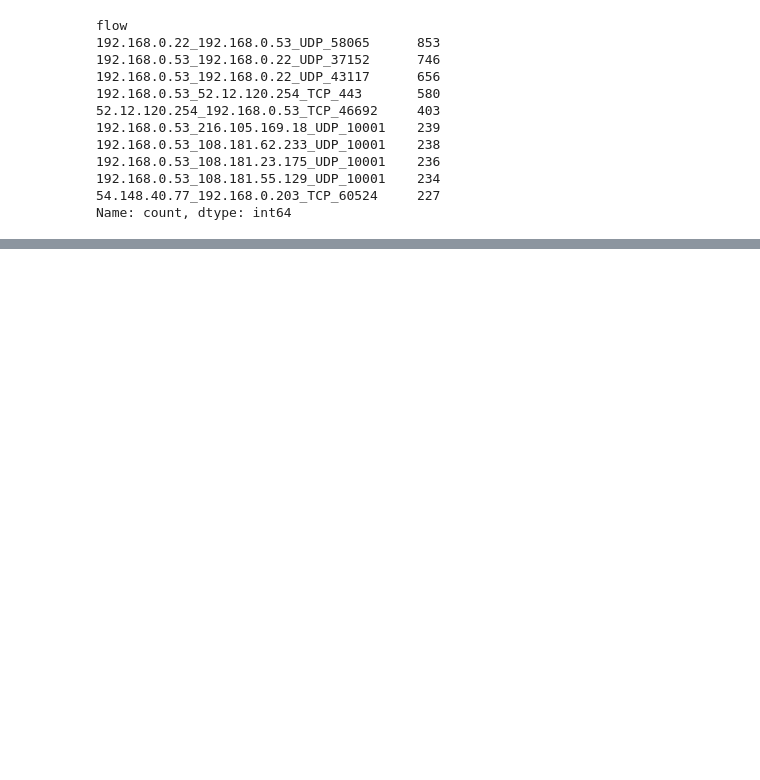
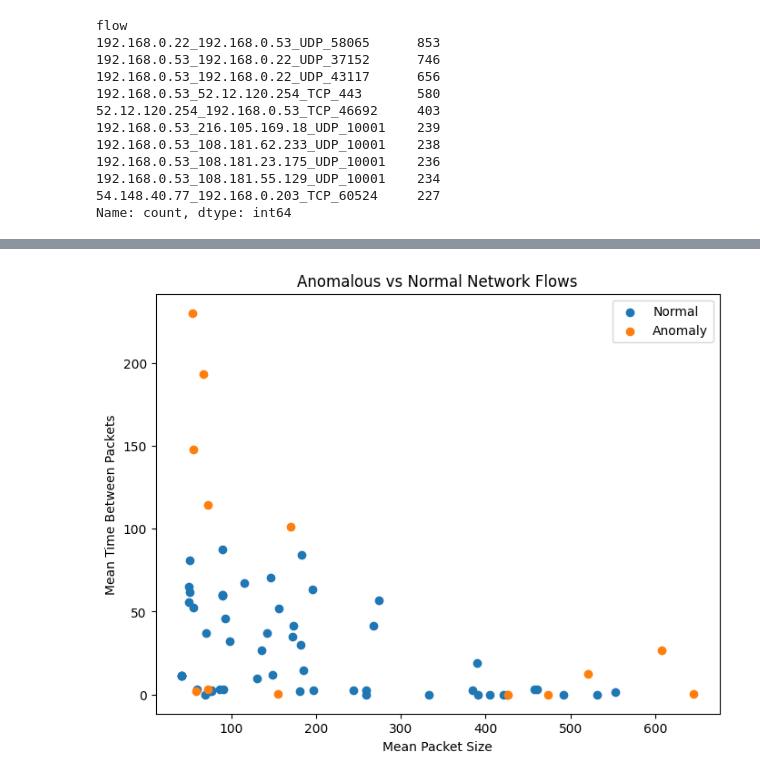
Before and after one commit to Cam123123123/Public, a Jupyter notebook: PersonalProjects/Pcap/notebooks/02_feature_engineering.ipynb, the cells around one changed output, grey strips where cells are left out. Saved outputs shown, nothing was run; the diff lists cells and outputs as text; code cells hidden in the pictures; blank space fills up the shorter version.

```diff
--- a/PersonalProjects/Pcap/notebooks/02_feature_engineering.ipynb
+++ b/PersonalProjects/Pcap/notebooks/02_feature_engineering.ipynb
@@ -78,4 +45,0 @@ flow_stats.head()
-# %%
-df["time_diff"] = df.groupby("flow")["timestamp_raw"].diff()
-
-df["time_diff"].describe()
@@ -230,0 +164,25 @@ plt.show()
+# %%
+# Scatter plot with anomalies highlighted
+
+normal = flow_features_filtered[flow_features_filtered["anomaly"] == 1]
+anomaly = flow_features_filtered[flow_features_filtered["anomaly"] == -1]
+
+plt.figure(figsize=(8, 6))
+plt.scatter(
+    normal["packet_size_mean"],
+    normal["time_mean"],
+    label="Normal"
+)
+plt.scatter(
+    anomaly["packet_size_mean"],
+    anomaly["time_mean"],
+    label="Anomaly"
+)
+
+plt.xlabel("Mean Packet Size")
+plt.ylabel("Mean Time Between Packets")
+plt.title("Anomalous vs Normal Network Flows")
+plt.legend()
+plt.show()
+# %% [output]
+[figure, added]
```
Also changed, not shown: parts of 25 cells of this notebook, 1 other file.
